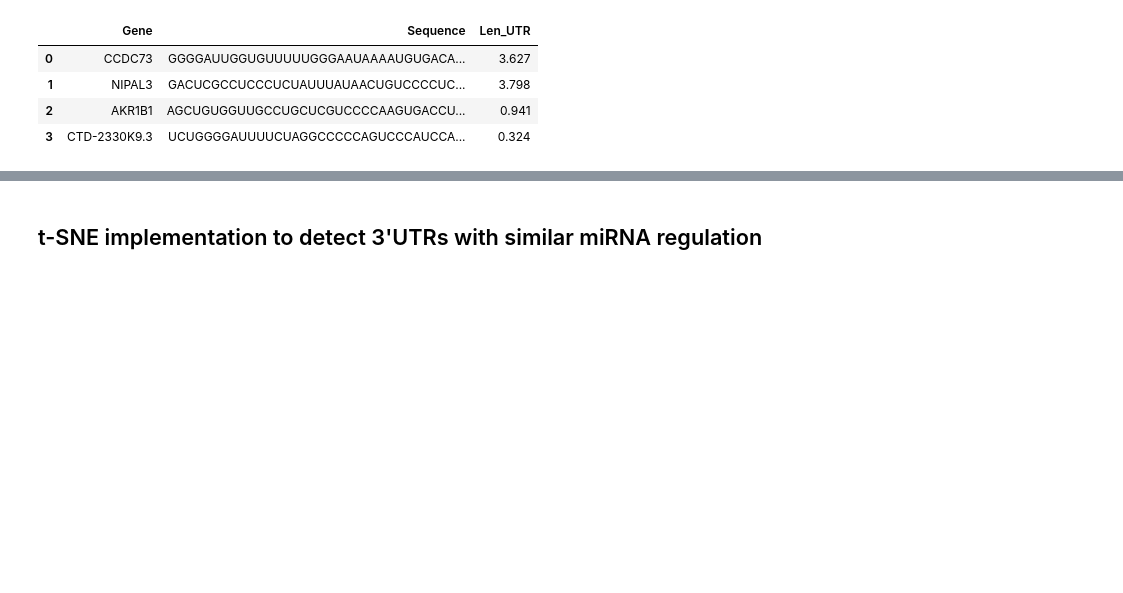
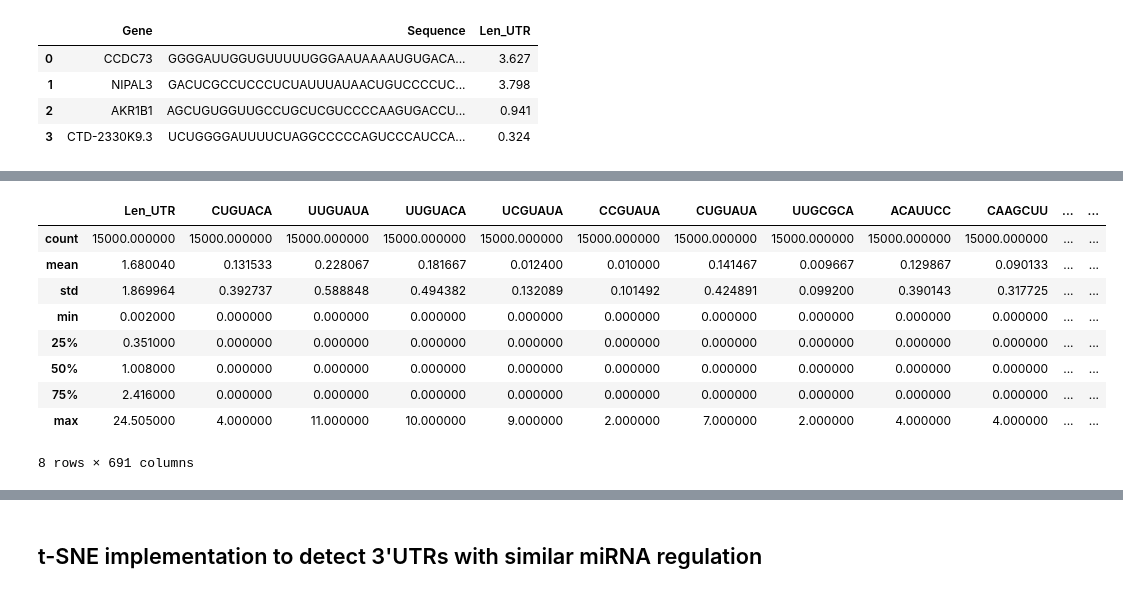
Before and after one commit to xbdr86/biof309_xbdr86_utr, a Jupyter notebook: UTR_analysis.ipynb, the cells around one changed output, grey strips where cells are left out. Saved outputs shown, nothing was run; the diff lists cells and outputs as text; code cells hidden in the pictures; blank space fills up the shorter version.

```diff
--- a/UTR_analysis.ipynb
+++ b/UTR_analysis.ipynb
@@ -78 +80,16 @@ utr.head(n=4)
+# %%
+#print("Maximums in each variable:")
+#print(utr.max(axis=0))
+utr.describe()
+# %% [output]
+|  | Len_UTR | CUGUACA | UUGUAUA | UUGUACA | UCGUAUA | CCGUAUA | CUGUAUA | UUGCGCA | ACAUUCC | CAAGCUU | ... | ... |
+| count | 15000.000000 | 15000.000000 | 15000.000000 | 15000.000000 | 15000.000000 | 15000.000000 | 15000.000000 | 15000.000000 | 15000.000000 | 15000.000000 | ... | ... |
+| mean | 1.680040 | 0.131533 | 0.228067 | 0.181667 | 0.012400 | 0.010000 | 0.141467 | 0.009667 | 0.129867 | 0.090133 | ... | ... |
+| std | 1.869964 | 0.392737 | 0.588848 | 0.494382 | 0.132089 | 0.101492 | 0.424891 | 0.099200 | 0.390143 | 0.317725 | ... | ... |
+| min | 0.002000 | 0.000000 | 0.000000 | 0.000000 | 0.000000 | 0.000000 | 0.000000 | 0.000000 | 0.000000 | 0.000000 | ... | ... |
+| 25% | 0.351000 | 0.000000 | 0.000000 | 0.000000 | 0.000000 | 0.000000 | 0.000000 | 0.000000 | 0.000000 | 0.000000 | ... | ... |
+| 50% | 1.008000 | 0.000000 | 0.000000 | 0.000000 | 0.000000 | 0.000000 | 0.000000 | 0.000000 | 0.000000 | 0.000000 | ... | ... |
+| 75% | 2.416000 | 0.000000 | 0.000000 | 0.000000 | 0.000000 | 0.000000 | 0.000000 | 0.000000 | 0.000000 | 0.000000 | ... | ... |
+| max | 24.505000 | 4.000000 | 11.000000 | 10.000000 | 9.000000 | 2.000000 | 7.000000 | 2.000000 | 4.000000 | 4.000000 | ... | ... |
+8 rows × 691 columns
 # %%
```
Also changed, not shown: parts of 5 cells of this notebook.
